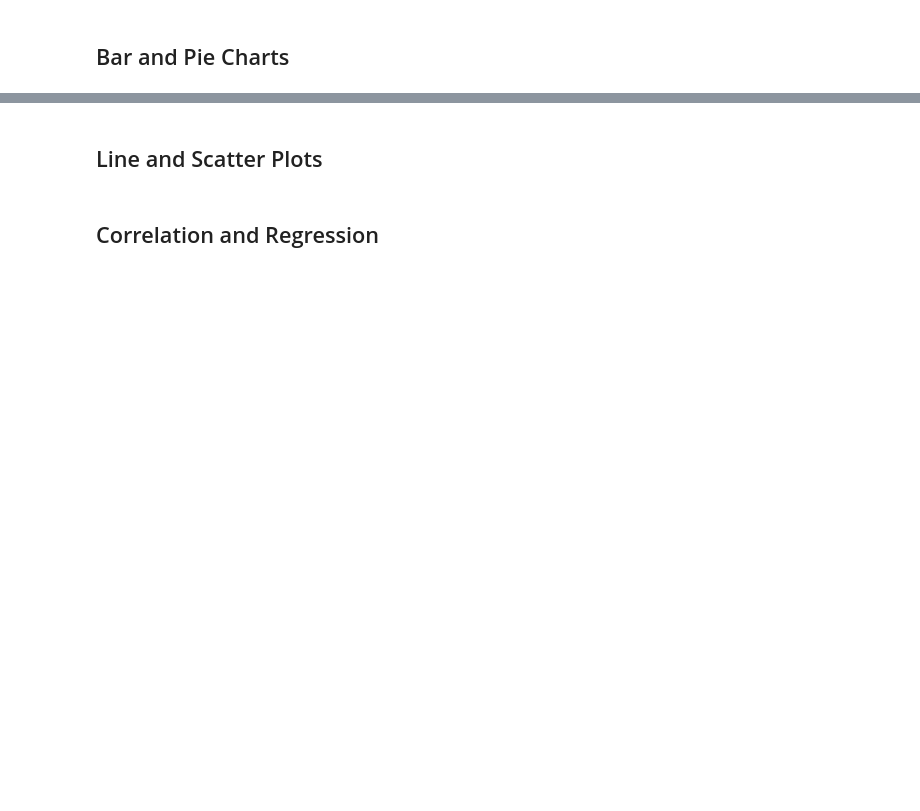
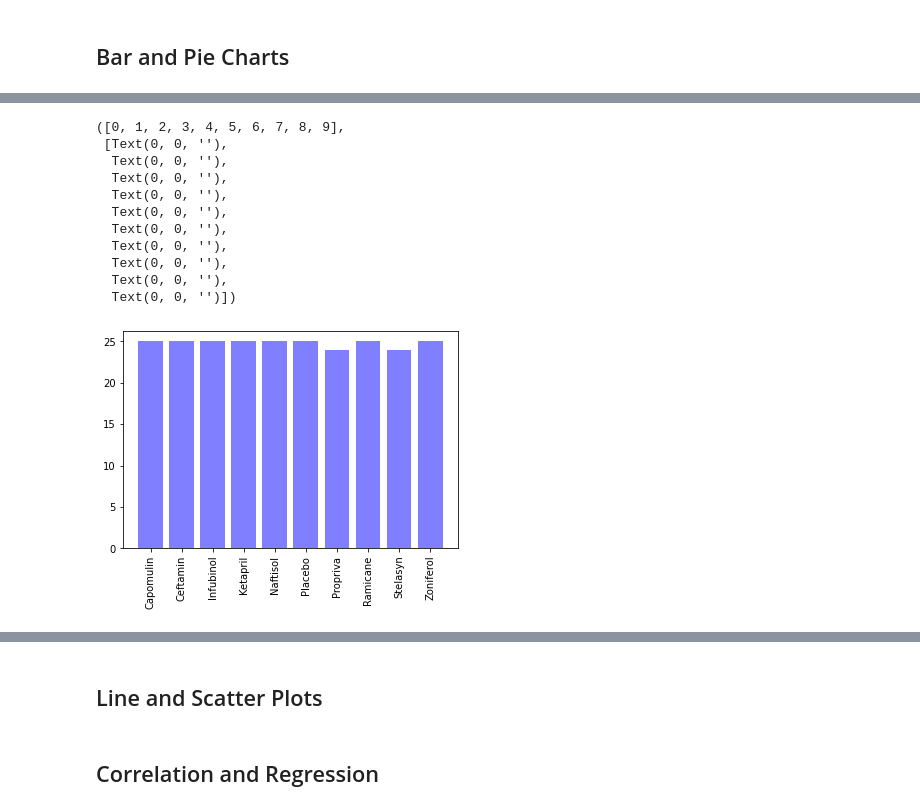
Before and after one commit to RBLevine/matplotlib-challenge, a Jupyter notebook: Pymaceuticals/pymaceuticals_starter.ipynb, the cells around one changed output, grey strips where cells are left out. Cells and saved outputs as stored; diff of their text form; code cells hidden in the pictures; blank space fills up the shorter version.

```diff
--- a/Pymaceuticals/pymaceuticals_starter.ipynb
+++ b/Pymaceuticals/pymaceuticals_starter.ipynb
@@ -103,2 +170,18 @@ The new number of unique mice is 248 after cleaning the data of duplicates.
 # %%
-# Generate a bar plot showing the total number of unique mice tested on each drug regimen using pandas.
+# Generate a bar plot showing the total number of unique mice tested on each drug regimen using pyplot.
+mice_v_drug=mice_v_drug.reset_index()
+plt.bar(mice_v_drug["Drug Regimen"], mice_v_drug["Mouse Count"], color='b', alpha=0.5, align="center")
+plt.xticks(rotation="vertical")
+# %% [output]
+([0, 1, 2, 3, 4, 5, 6, 7, 8, 9],
+ [Text(0, 0, ''),
+  Text(0, 0, ''),
+  Text(0, 0, ''),
+  Text(0, 0, ''),
+  Text(0, 0, ''),
+  Text(0, 0, ''),
+  Text(0, 0, ''),
+  Text(0, 0, ''),
+  Text(0, 0, ''),
+  Text(0, 0, '')])
+[figure, added]
```
Also changed, not shown: parts of 9 cells of this notebook.
